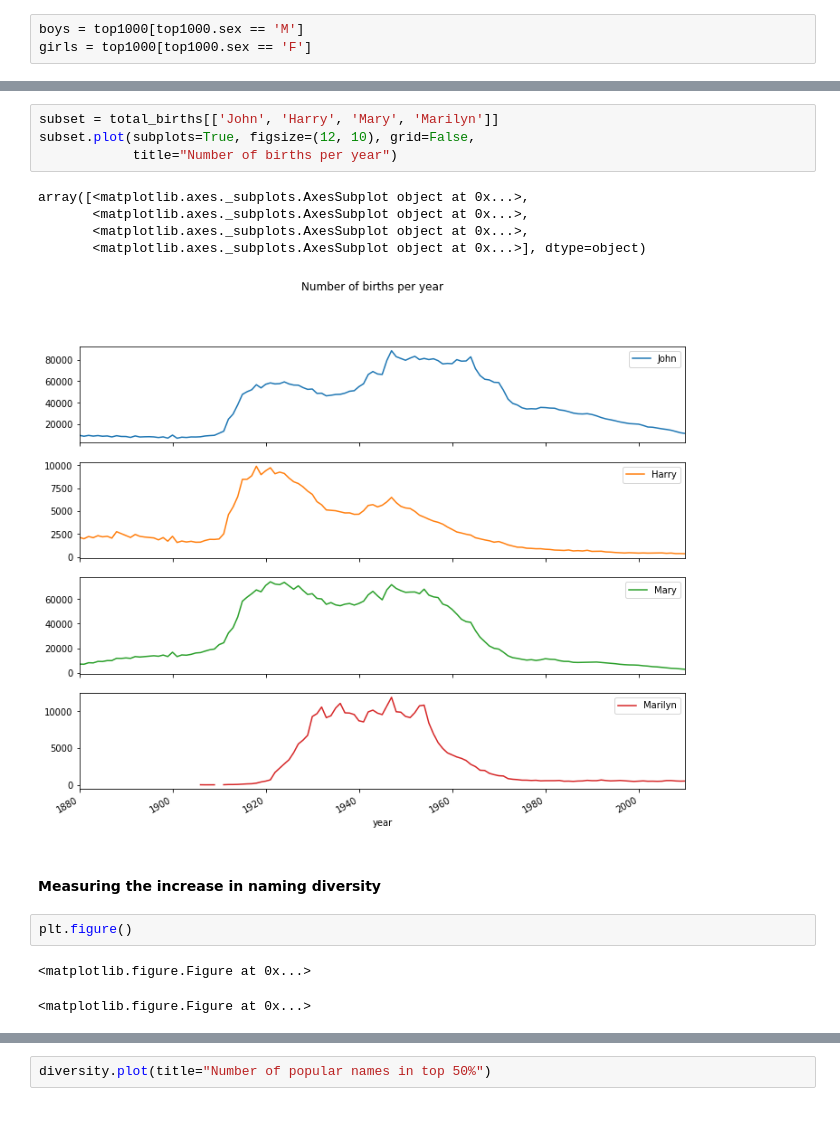
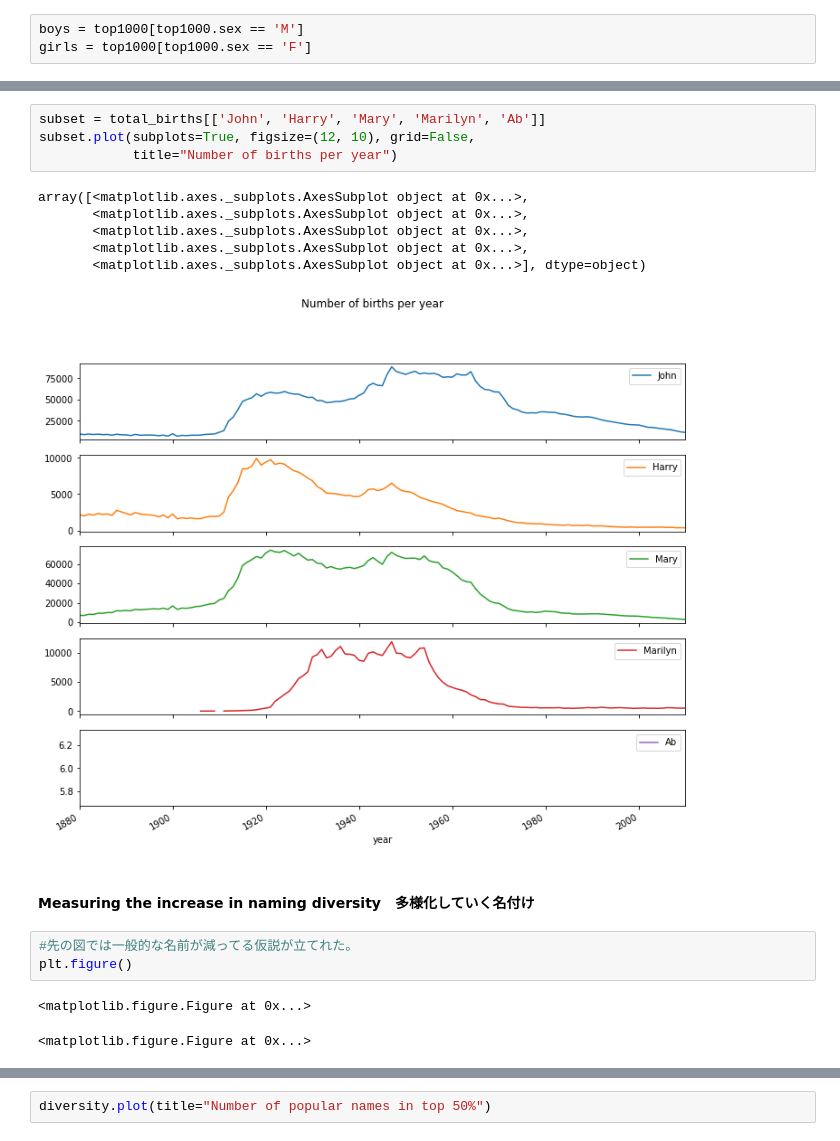
Before and after one commit to miyamotok0105/pydata-book, a Jupyter notebook: ch02.ipynb, the cells around one changed output, grey strips where cells are left out. Saved outputs shown, nothing was run; the diff lists cells and outputs as text.

```diff
--- a/ch02.ipynb
+++ b/ch02.ipynb
@@ -779,18 +766,20 @@ total_births
 # %%
-subset = total_births[['John', 'Harry', 'Mary', 'Marilyn']]
+subset = total_births[['John', 'Harry', 'Mary', 'Marilyn', 'Ab']]
 subset.plot(subplots=True, figsize=(12, 10), grid=False,
             title="Number of births per year")
 # %% [output]
 array([<matplotlib.axes._subplots.AxesSubplot object at 0x...>,
        <matplotlib.axes._subplots.AxesSubplot object at 0x...>,
        <matplotlib.axes._subplots.AxesSubplot object at 0x...>,
+       <matplotlib.axes._subplots.AxesSubplot object at 0x...>,
        <matplotlib.axes._subplots.AxesSubplot object at 0x...>], dtype=object)
-[figure, old version]
+[figure, new version]
 # %% [markdown]
-#### Measuring the increase in naming diversity
+#### Measuring the increase in naming diversity　多様化していく名付け
-# %%
-plt.figure()
-# %% [output]
-<matplotlib.figure.Figure at 0x...>
-<matplotlib.figure.Figure at 0x...>
+# %%
+#先の図では一般的な名前が減ってる仮説が立てれた。
+plt.figure()
+# %% [output]
+<matplotlib.figure.Figure at 0x...>
+<matplotlib.figure.Figure at 0x...>
 # %%
```
Also changed, not shown: parts of 30 cells of this notebook.
